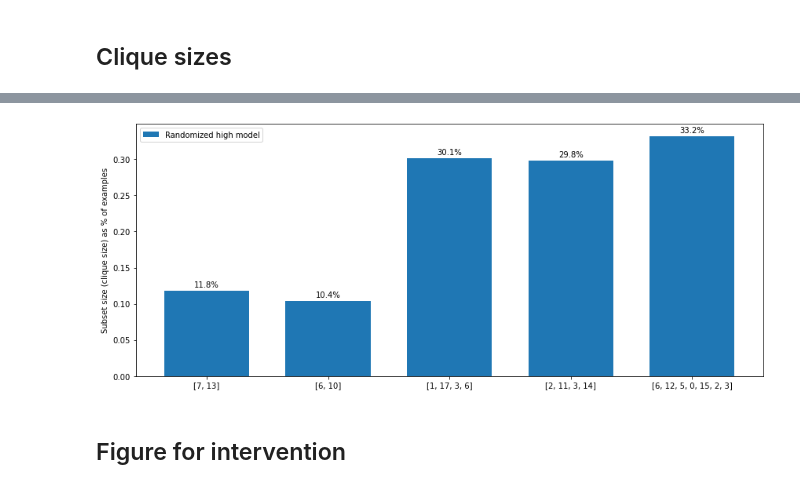
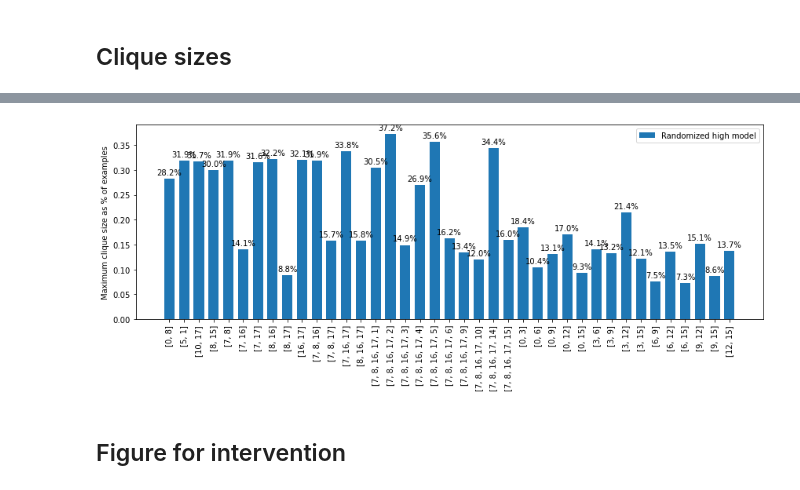
Before and after one commit to atticusg/Interchange, a Jupyter notebook: interchange_analysis.ipynb, the cells around one changed output, grey strips where cells are left out. Cells and saved outputs as stored; diff of their text form; code cells hidden in the pictures.

```diff
--- a/interchange_analysis.ipynb
+++ b/interchange_analysis.ipynb
@@ -407,6 +408,8 @@ def max_data_by_normalized_columns(rows, cols, maximizing_cols):
 def aggregate_by_rand_node_set(rs, col_name: str, aggregate: Callable, scale=1, use_new_labels=True):
     res = {}
 
+    exclude_node_set = {'[7, 13]','[6, 10]','[1, 17, 3, 6]','[2, 11, 3, 14]','[6, 12, 5, 0, 15, 2, 3]'}
+
     if aggregate not in {max, min, sum}:
         raise ValueError("Does not support this type of aggregation")
 
@@ -416,6 +419,8 @@ def aggregate_by_rand_node_set(rs, col_name: str, aggregate: Callable, scale=1,
         low_node = abstraction[1][0]
 
         i = row["random_node_idxs"]
+
+        if i in exclude_node_set: continue
 
         if col_name.endswith("s"):
             values = json.loads(row[col_name])
@@ -437,6 +442,40 @@ def aggregate_by_rand_node_set(rs, col_name: str, aggregate: Callable, scale=1,
     res = [res[label] for label in labels]
 
     return labels, res
+
+def aggregate_rand_node_set_data_by_ratio(rows, numerator_cols: Sequence[str], denominator_cols: Sequence[str], aggregate: Callable):
+    res = {}
+
+    exclude_node_set = {'[7, 13]','[6, 10]','[1, 17, 3, 6]','[2, 11, 3, 14]','[6, 12, 5, 0, 15, 2, 3]'}
+
+    if aggregate not in {max, min, sum}:
+        raise ValueError("Does not support this type of aggregation")
+
+    for row in rows:
+        abstraction = json.loads(row["abstraction"])
+        high_node = abstraction[0]
+
+        i = row["random_node_idxs"]
+        if i in exclude_node_set: continue
+
+        numerator_values = sum(np.array(json.loads(row[c])) for c in numerator_cols)
+        denominator_values = sum(np.array(json.loads(row[c])) for c in denominator_cols)
+        values = [x / y if y != 0 else 0 for x, y in zip(numerator_values, denominator_values)]
+        value = aggregate(values)
+
+        if res.get(i, None) is None:
+            res[i] = value
+        else:
+            res[i] = aggregate(res[i], value)
+
+    for i, x in res.items():
+        if x is None:
+            res[i] = 0
+    labels = list(res.keys())
+    res = [res[label] for label in labels]
+
+
+    return labels, res
 # %%
 bert_hard_data = db.select("data/interchange/bert-hard.db", "results", cond_dict={"status": 2})
 print(f"got {len(bert_hard_data)} rows from bert_hard_data")
@@ -509,9 +555,10 @@ multi_bar_plot(labels, data_for_plot, data_labels,
 # %%
 labels, rand_bert_clq_size = aggregate_by_rand_node_set(rand_bert_hard_data, "max_clique_sizes", scale=0.001, aggregate=max)
 multi_bar_plot(labels, [rand_bert_clq_size], ["Randomized high model"],
                bar_y_label="Maximum clique size as % of examples",
                title="",
-              bar_label_fmt="{:.1%}")
+                bar_label_fmt="{:.1%}",
+                x_label_rotation=90)
 # %% [output]
-[figure, old version]
+[figure, new version]
 # %%
```
Also changed, not shown: parts of 15 cells of this notebook, 25 other files.
